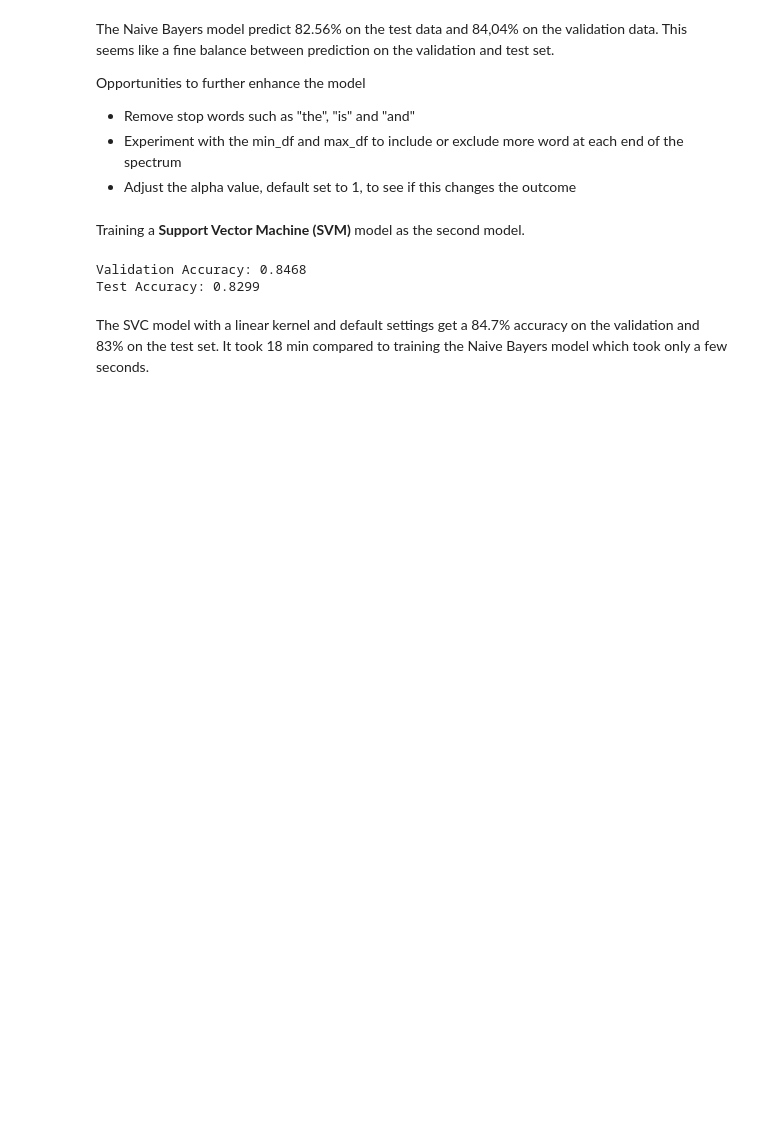
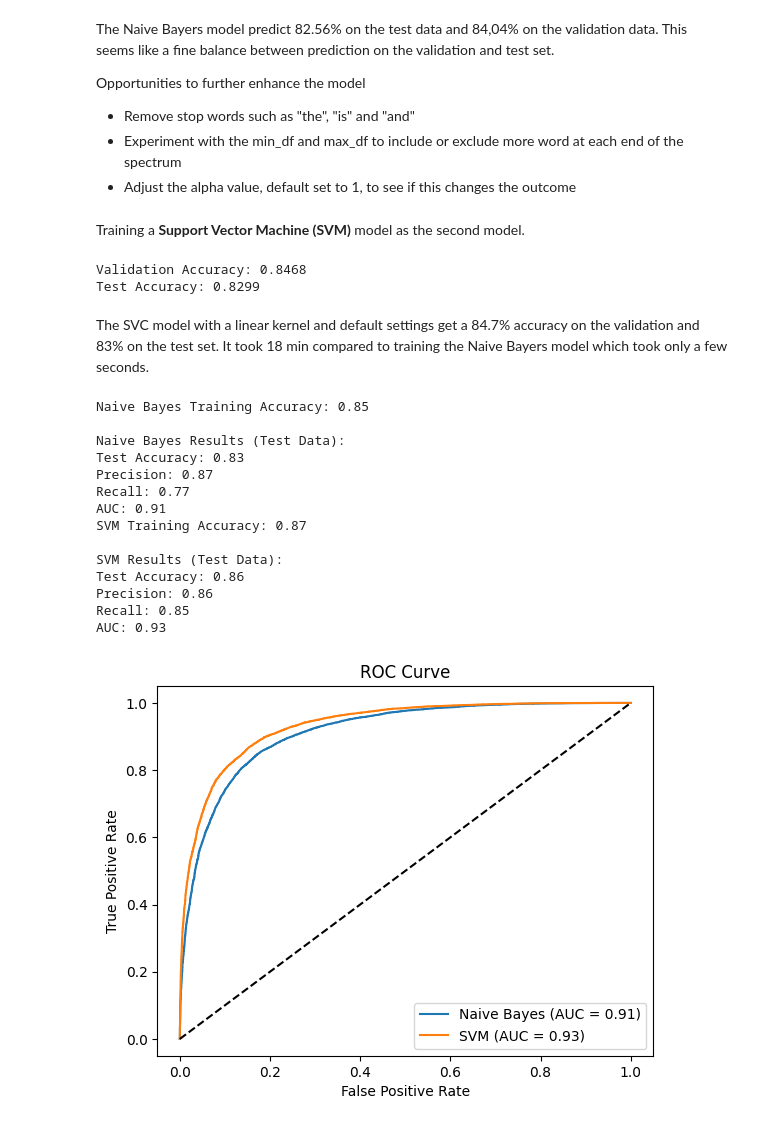
Before and after one commit to kennethelong/firstPyhtonProject, a Jupyter notebook: Exam/Exercise_sheet_E24-3.ipynb, the cells around one changed output. Saved outputs shown, nothing was run; the diff lists cells and outputs as text; code cells hidden in the pictures; blank space fills up the shorter version.

```diff
--- a/Exam/Exercise_sheet_E24-3.ipynb
+++ b/Exam/Exercise_sheet_E24-3.ipynb
@@ -439,3 +448,71 @@ param_grid_svm = {'C': [0.1, 1, 10, 100]}
 grid_svm = GridSearchCV(SVC(kernel='linear', probability=True), param_grid_svm, cv=5, scoring='accuracy')
 grid_svm.fit(reviews_val_tfidf_vec, y_val)
 best_svm = grid_svm.best_estimator_
+# %%
+from sklearn.metrics import accuracy_score, precision_score, recall_score, roc_curve, auc
+import matplotlib.pyplot as plt
+
+# Function to evaluate model performance
+def evaluate_model(y_true, y_pred, probs, model_name, y_train_true=None, y_train_pred=None):
+    # Accuracy, Precision, Recall, AUC for the test data
+    accuracy = accuracy_score(y_true, y_pred)
+    precision = precision_score(y_true, y_pred)
+    recall = recall_score(y_true, y_pred)
+    fpr, tpr, _ = roc_curve(y_true, probs)
+    roc_auc = auc(fpr, tpr)
+
+    # Training Accuracy (if provided)
+    if y_train_true is not None and y_train_pred is not None:
+        train_accuracy = accuracy_score(y_train_true, y_train_pred)
+        print(f"{model_name} Training Accuracy: {train_accuracy:.2f}")
+
+    print(f"\n{model_name} Results (Test Data):")
+    print(f"Test Accuracy: {accuracy:.2f}")
+    print(f"Precision: {precision:.2f}")
+    print(f"Recall: {recall:.2f}")
+    print(f"AUC: {roc_auc:.2f}")
+
+    # Plot ROC Curve
+    plt.plot(fpr, tpr, label=f'{model_name} (AUC = {roc_auc:.2f})')
+    plt.xlabel("False Positive Rate")
+    plt.ylabel("True Positive Rate")
+    plt.title("ROC Curve")
+    plt.legend()
+
+# Predictions for Naive Bayes (Training and Test Data)
+nb_train_preds = best_nb.predict(reviews_train_tfidf_vec)
+nb_test_preds = best_nb.predict(reviews_test_tfidf_vec)
+nb_test_probs = best_nb.predict_proba(reviews_test_tfidf_vec)[:, 1]
+evaluate_model(
+    reviews_test.target, nb_test_preds, nb_test_probs, "Naive Bayes",
+    y_train_true=y_train, y_train_pred=nb_train_preds
+)
+
+# Predictions for SVM (Training and Test Data)
+svm_train_preds = best_svm.predict(reviews_train_tfidf_vec)
+svm_test_preds = best_svm.predict(reviews_test_tfidf_vec)
+svm_test_probs = best_svm.predict_proba(reviews_test_tfidf_vec)[:, 1]
+evaluate_model(
+    reviews_test.target, svm_test_preds, svm_test_probs, "SVM",
+    y_train_true=y_train, y_train_pred=svm_train_preds
+)
+
+# Show ROC Curves
+plt.plot([0, 1], [0, 1], 'k--')  # Diagonal line for reference
+plt.show()
+# %% [output]
+Naive Bayes Training Accuracy: 0.85
+
+Naive Bayes Results (Test Data):
+Test Accuracy: 0.83
+Precision: 0.87
+Recall: 0.77
+AUC: 0.91
+SVM Training Accuracy: 0.87
+
+SVM Results (Test Data):
+Test Accuracy: 0.86
+Precision: 0.86
+Recall: 0.85
+AUC: 0.93
+[figure, added]
```
Also changed, not shown: parts of 18 cells of this notebook, 2 other files.
